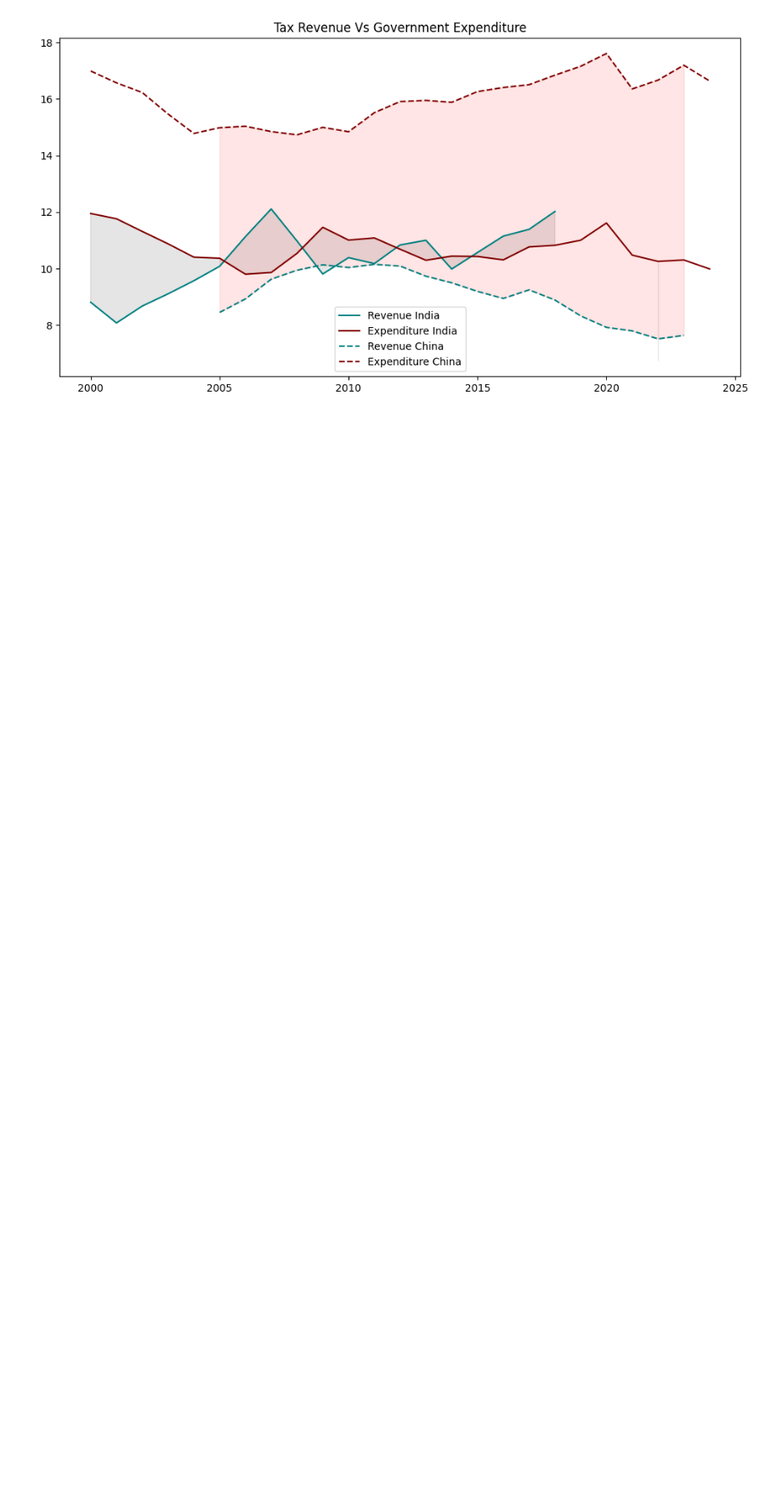
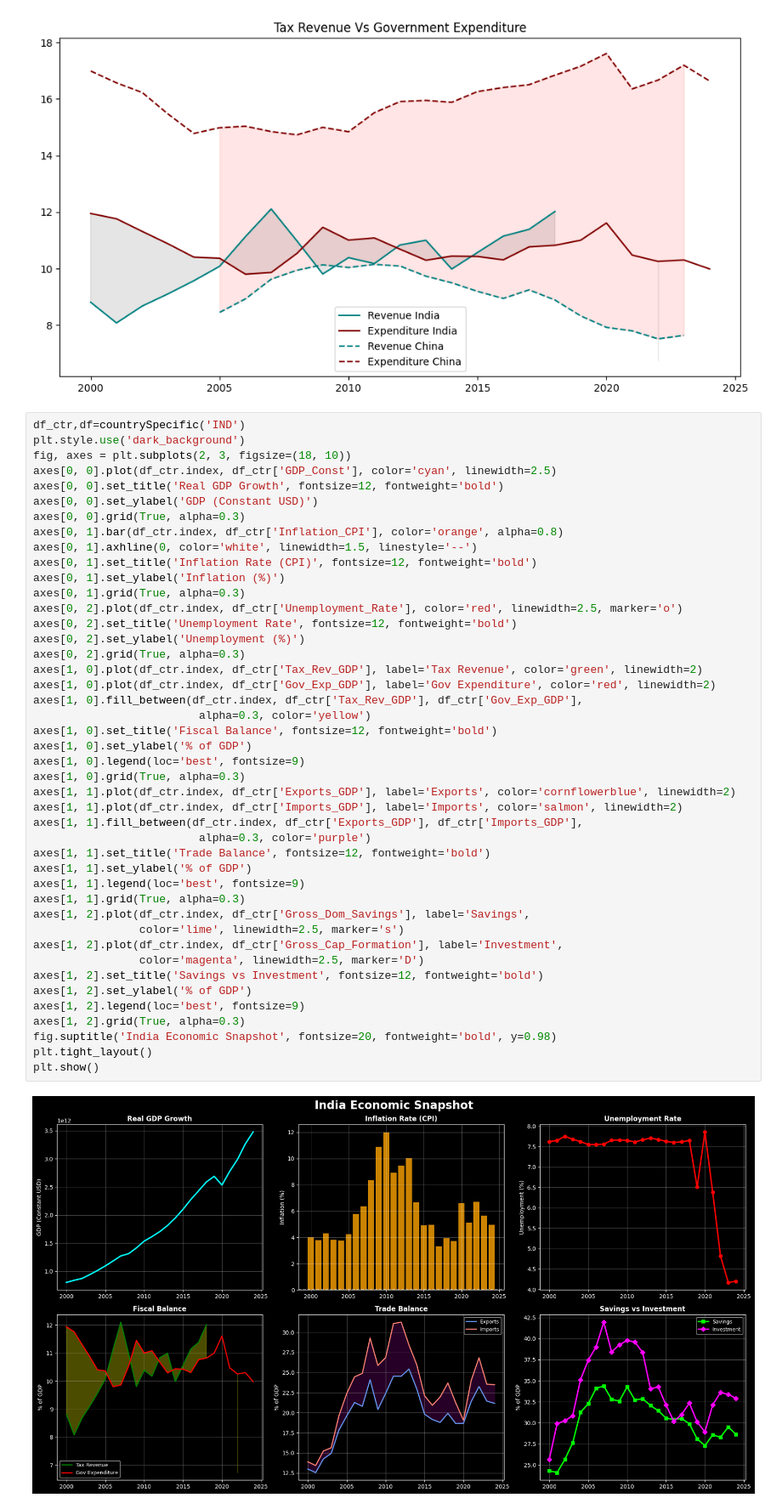
Before and after one commit to aahan-rd/ECON3916-Statistical-Machine-Learnin, a Jupyter notebook: Lab_3_Visualizing_Development_with_WBGAPI_.ipynb, the cells around one changed output. Shown at 85% size. Cells and saved outputs as stored; diff of their text form; blank space fills up the shorter version.

```diff
--- a/Lab_3_Visualizing_Development_with_WBGAPI_.ipynb
+++ b/Lab_3_Visualizing_Development_with_WBGAPI_.ipynb
@@ -190,3 +190,49 @@ plt.legend()
 plt.show()
 # %% [output]
 [figure]
+# %%
+df_ctr,df=countrySpecific('IND')
+plt.style.use('dark_background')
+fig, axes = plt.subplots(2, 3, figsize=(18, 10))
+axes[0, 0].plot(df_ctr.index, df_ctr['GDP_Const'], color='cyan', linewidth=2.5)
+axes[0, 0].set_title('Real GDP Growth', fontsize=12, fontweight='bold')
+axes[0, 0].set_ylabel('GDP (Constant USD)')
+axes[0, 0].grid(True, alpha=0.3)
+axes[0, 1].bar(df_ctr.index, df_ctr['Inflation_CPI'], color='orange', alpha=0.8)
+axes[0, 1].axhline(0, color='white', linewidth=1.5, linestyle='--')
+axes[0, 1].set_title('Inflation Rate (CPI)', fontsize=12, fontweight='bold')
+axes[0, 1].set_ylabel('Inflation (%)')
+axes[0, 1].grid(True, alpha=0.3)
+axes[0, 2].plot(df_ctr.index, df_ctr['Unemployment_Rate'], color='red', linewidth=2.5, marker='o')
+axes[0, 2].set_title('Unemployment Rate', fontsize=12, fontweight='bold')
+axes[0, 2].set_ylabel('Unemployment (%)')
+axes[0, 2].grid(True, alpha=0.3)
+axes[1, 0].plot(df_ctr.index, df_ctr['Tax_Rev_GDP'], label='Tax Revenue', color='green', linewidth=2)
+axes[1, 0].plot(df_ctr.index, df_ctr['Gov_Exp_GDP'], label='Gov Expenditure', color='red', linewidth=2)
+axes[1, 0].fill_between(df_ctr.index, df_ctr['Tax_Rev_GDP'], df_ctr['Gov_Exp_GDP'],
+                         alpha=0.3, color='yellow')
+axes[1, 0].set_title('Fiscal Balance', fontsize=12, fontweight='bold')
+axes[1, 0].set_ylabel('% of GDP')
+axes[1, 0].legend(loc='best', fontsize=9)
+axes[1, 0].grid(True, alpha=0.3)
+axes[1, 1].plot(df_ctr.index, df_ctr['Exports_GDP'], label='Exports', color='cornflowerblue', linewidth=2)
+axes[1, 1].plot(df_ctr.index, df_ctr['Imports_GDP'], label='Imports', color='salmon', linewidth=2)
+axes[1, 1].fill_between(df_ctr.index, df_ctr['Exports_GDP'], df_ctr['Imports_GDP'],
+                         alpha=0.3, color='purple')
+axes[1, 1].set_title('Trade Balance', fontsize=12, fontweight='bold')
+axes[1, 1].set_ylabel('% of GDP')
+axes[1, 1].legend(loc='best', fontsize=9)
+axes[1, 1].grid(True, alpha=0.3)
+axes[1, 2].plot(df_ctr.index, df_ctr['Gross_Dom_Savings'], label='Savings',
+                color='lime', linewidth=2.5, marker='s')
+axes[1, 2].plot(df_ctr.index, df_ctr['Gross_Cap_Formation'], label='Investment',
+                color='magenta', linewidth=2.5, marker='D')
+axes[1, 2].set_title('Savings vs Investment', fontsize=12, fontweight='bold')
+axes[1, 2].set_ylabel('% of GDP')
+axes[1, 2].legend(loc='best', fontsize=9)
+axes[1, 2].grid(True, alpha=0.3)
+fig.suptitle('India Economic Snapshot', fontsize=20, fontweight='bold', y=0.98)
+plt.tight_layout()
+plt.show()
+# %% [output]
+[figure, added]
```
Also changed, not shown: parts of 1 cell of this notebook.
